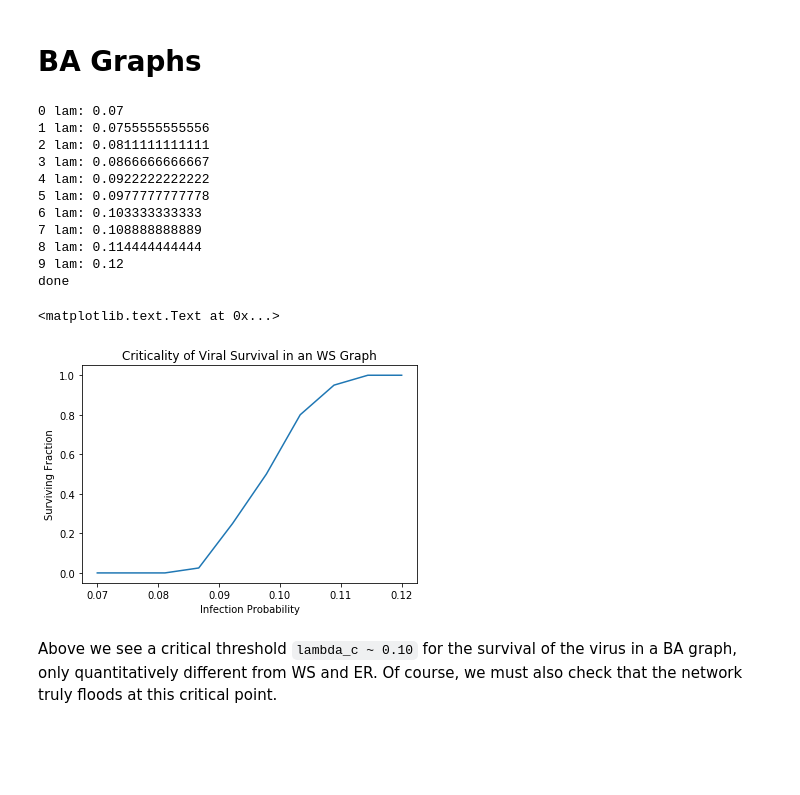
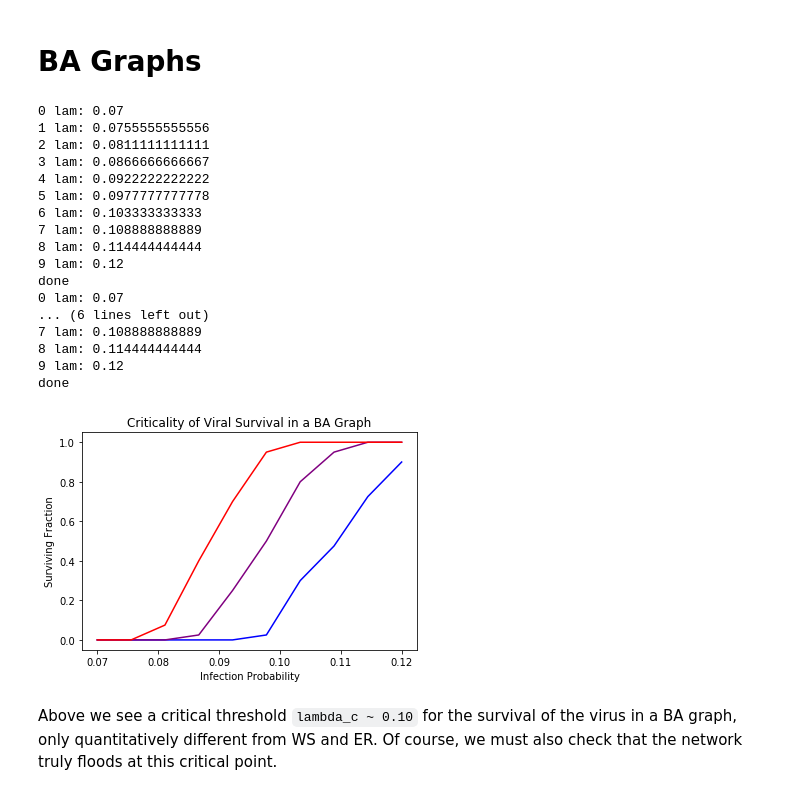
Before and after one commit to DuncanDHall/EpidemicSpreading, a Jupyter notebook: code/play.ipynb, the cells around one changed output. Cells and saved outputs as stored; diff of their text form; code cells hidden in the pictures; blank space fills up the shorter version.

Commit message:
done for now

```diff
--- a/code/play.ipynb
+++ b/code/play.ipynb
@@ -150,15 +250,21 @@ pickle.dump(ws_criticality_data, open('ws_criticality_data.pickle', 'wb'))
 # %%
+data0 = pickle.load(open('ws_criticality_data0.pickle', 'rb'))
 data = pickle.load(open('ws_criticality_data.pickle', 'rb'))
+data2 = pickle.load(open('ws_criticality_data2.pickle', 'rb'))
 
-survival_data = []
-lams1 = []
-for lam, rhoss, cum_rhos in data:
-    surviving = rhoss[:,-1] > 0
-    survival_data.append(sum(surviving) / len(surviving))
-    lams1.append(lam)
 
-plt.plot(lams1, survival_data)
+for data, color in zip([data0, data, data2], ['blue', 'purple', 'red']):
+    survival_data = []
+    lams1 = []
+    for lam, rhoss, cum_rhos in data:
+        surviving = rhoss[:,-1] > 0
+        survival_data.append(sum(surviving) / len(surviving))
+        lams1.append(lam)
+
+    plt.plot(lams1, survival_data, color)
+
 plt.ylabel('Surviving Fraction')
 plt.xlabel('Infection Probability')
-plt.title('Criticality of Viral Survival in an WS Graph')
+plt.title('Criticality of Viral Survival in a WS Graph')
+plt.savefig('../resources/ws_survival.png')
 # %% [output]
@@ -215,7 +320,9 @@ Above we find that the cumulative infection fraction has a higher critical value
 # BA Graphs
 # %%
 lams1 = np.linspace(0.07, 0.12, 10)
-ba_criticality_data = test_graph_topology('ba', network_size, lams1, 40, 100)
+ba_criticality_data0 = test_graph_topology('ba', network_size//2, lams1, 40, 100)
+# ba_criticality_data = test_graph_topology('ba', network_size, lams1, 40, 100)
+ba_criticality_data2 = test_graph_topology('ba', network_size*2, lams1, 40, 100)
 # %% [output]
 0 lam: 0.07
 1 lam: 0.0755555555556
@@ -228,5 +335,11 @@ ba_criticality_data = test_graph_topology('ba', network_size, lams1, 40, 100)
 8 lam: 0.114444444444
 9 lam: 0.12
 done
+0 lam: 0.07
+... (6 lines left out)
+7 lam: 0.108888888889
+8 lam: 0.114444444444
+9 lam: 0.12
+done
 # %%
 import pickle
@@ -234,20 +349,25 @@ pickle.dump(ba_criticality_data, open('ba_criticality_data.pickle', 'wb'))
 # %%
+data0 = pickle.load(open('ba_criticality_data0.pickle', 'rb'))
 data = pickle.load(open('ba_criticality_data.pickle', 'rb'))
+data2 = pickle.load(open('ba_criticality_data2.pickle', 'rb'))
 
-survival_data = []
-lams1 = []
-for lam, rhoss, cum_rhos in data:
-    surviving = rhoss[:,-1] > 0
-    survival_data.append(sum(surviving) / len(surviving))
-    lams1.append(lam)
 
-plt.plot(lams1, survival_data)
+for data, color in zip([data0, data, data2], ['blue', 'purple', 'red']):
+    survival_data = []
+    lams1 = []
+    for lam, rhoss, cum_rhos in data:
+        surviving = rhoss[:,-1] > 0
+        survival_data.append(sum(surviving) / len(surviving))
+        lams1.append(lam)
+
+    plt.plot(lams1, survival_data, color)
+
 plt.ylabel('Surviving Fraction')
 plt.xlabel('Infection Probability')
-plt.title('Criticality of Viral Survival in an WS Graph')
+plt.title('Criticality of Viral Survival in a BA Graph')
+plt.savefig('../resources/ba_survival.png')
 # %% [output]
-<matplotlib.text.Text at 0x...>
-[figure, old version]
+[figure, new version]
 # %% [markdown]
 Above we see a critical threshold `lambda_c ~ 0.10` for the survival of the virus in a BA graph, only quantitatively different from WS and ER. Of course, we must also check that the network truly floods at this critical point.
 # %% [markdown]
```
Also changed, not shown: parts of 25 cells of this notebook, 12 other files.
